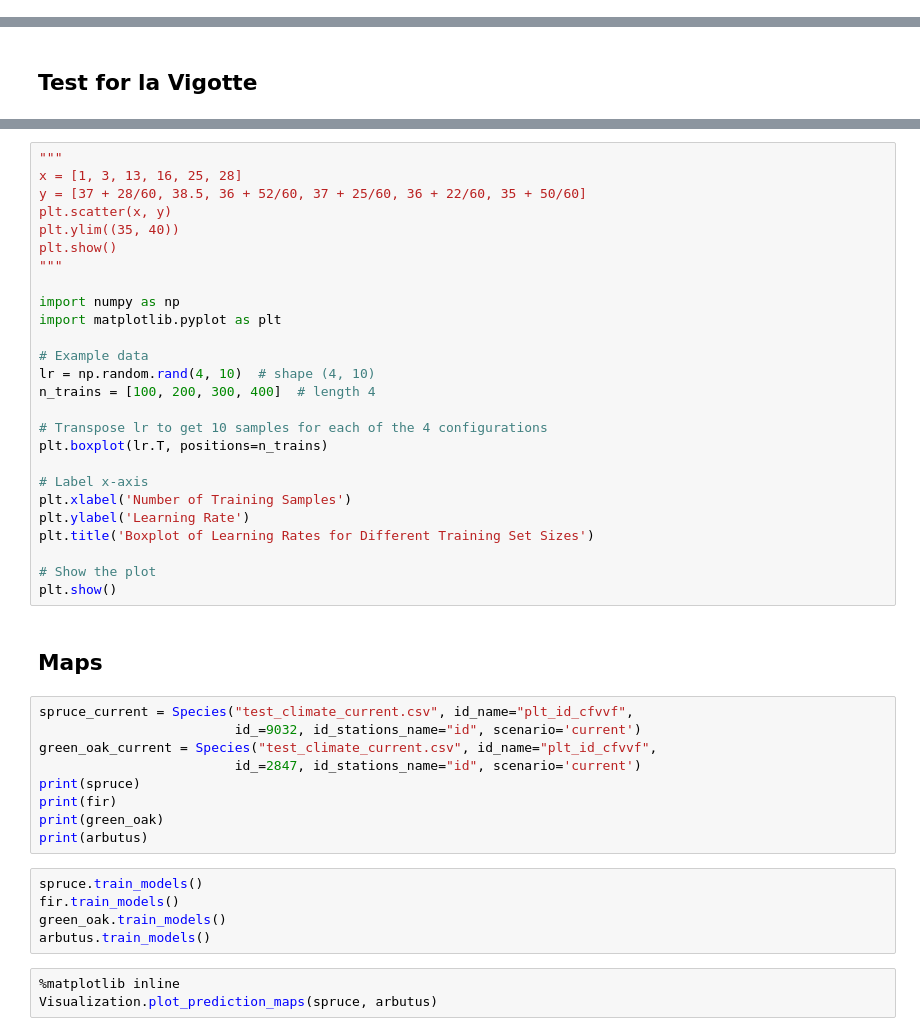
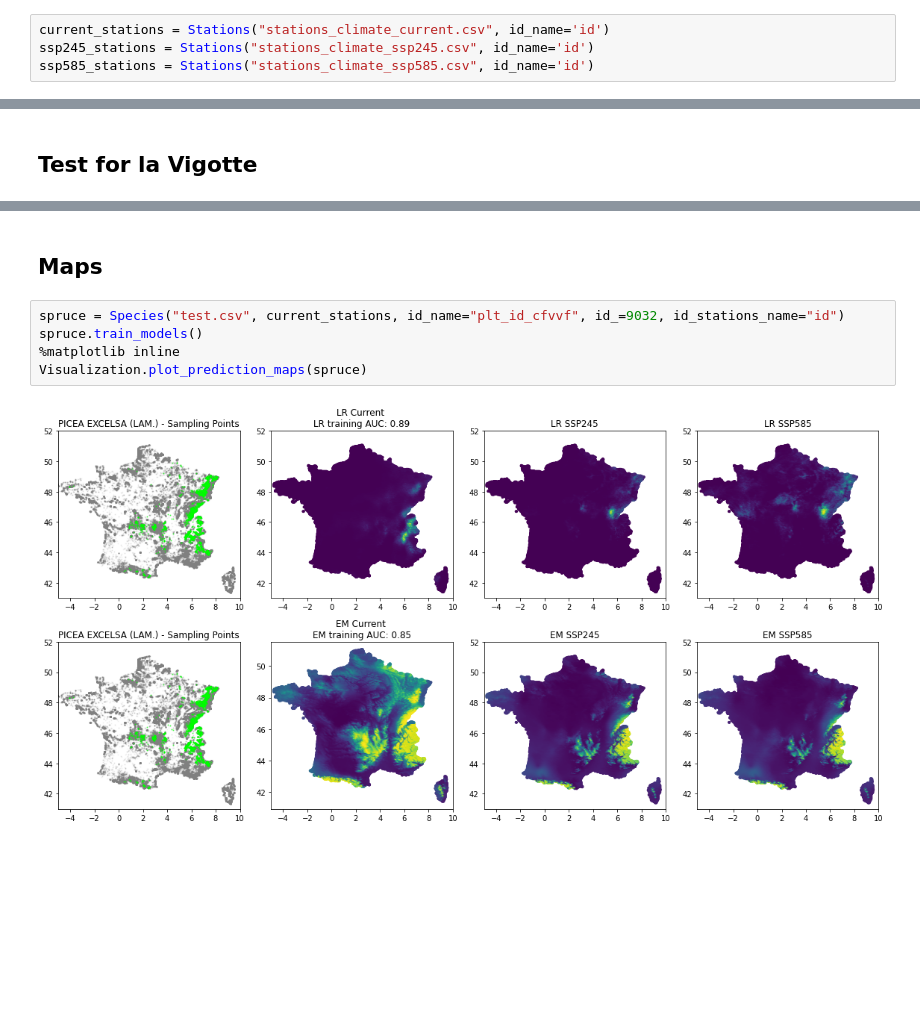
Before and after one commit to XavierMinesParis/SDM, a Jupyter notebook: la_vigotte.ipynb, the cells around one changed output, grey strips where cells are left out. Saved outputs shown, nothing was run; the diff lists cells and outputs as text; blank space fills up the shorter version.

Commit message:
Polishing the code, better management of climate scenarios

```diff
--- a/la_vigotte.ipynb
+++ b/la_vigotte.ipynb
@@ -45 +39,5 @@ from visualization import *
+# %%
+current_stations = Stations("stations_climate_current.csv", id_name='id')
+ssp245_stations = Stations("stations_climate_ssp245.csv", id_name='id')
+ssp585_stations = Stations("stations_climate_ssp585.csv", id_name='id')
 # %% [markdown]
@@ -296,48 +159,12 @@ plt.xlabel("Logistic Regression Prediction")
 plt.ylabel("Empirical Model Prediction")
 plt.legend(ncol=3, fontsize=10, frameon=True, edgecolor='black', facecolor='white', columnspacing=1.5)
 plt.show()
-# %%
-"""
-x = [1, 3, 13, 16, 25, 28]
-y = [37 + 28/60, 38.5, 36 + 52/60, 37 + 25/60, 36 + 22/60, 35 + 50/60]
-plt.scatter(x, y)
-plt.ylim((35, 40))
-plt.show()
-"""
-
-import numpy as np
-import matplotlib.pyplot as plt
-
-# Example data
-lr = np.random.rand(4, 10)  # shape (4, 10)
-n_trains = [100, 200, 300, 400]  # length 4
-
-# Transpose lr to get 10 samples for each of the 4 configurations
-plt.boxplot(lr.T, positions=n_trains)
-
-# Label x-axis
-plt.xlabel('Number of Training Samples')
-plt.ylabel('Learning Rate')
-plt.title('Boxplot of Learning Rates for Different Training Set Sizes')
-
-# Show the plot
-plt.show()
 # %% [markdown]
 ## Maps
-# %%
-spruce_current = Species("test_climate_current.csv", id_name="plt_id_cfvvf",
-                         id_=9032, id_stations_name="id", scenario='current')
-green_oak_current = Species("test_climate_current.csv", id_name="plt_id_cfvvf",
-                         id_=2847, id_stations_name="id", scenario='current')
-print(spruce)
-print(fir)
-print(green_oak)
-print(arbutus)
-# %%
-spruce.train_models()
-fir.train_models()
-green_oak.train_models()
-arbutus.train_models()
-# %%
-%matplotlib inline
-Visualization.plot_prediction_maps(spruce, arbutus)
+# %%
+spruce = Species("test.csv", current_stations, id_name="plt_id_cfvvf", id_=9032, id_stations_name="id")
+spruce.train_models()
+%matplotlib inline
+Visualization.plot_prediction_maps(spruce)
+# %% [output]
+[figure, added]
```
Also changed, not shown: parts of 18 cells of this notebook, 11 other files.
